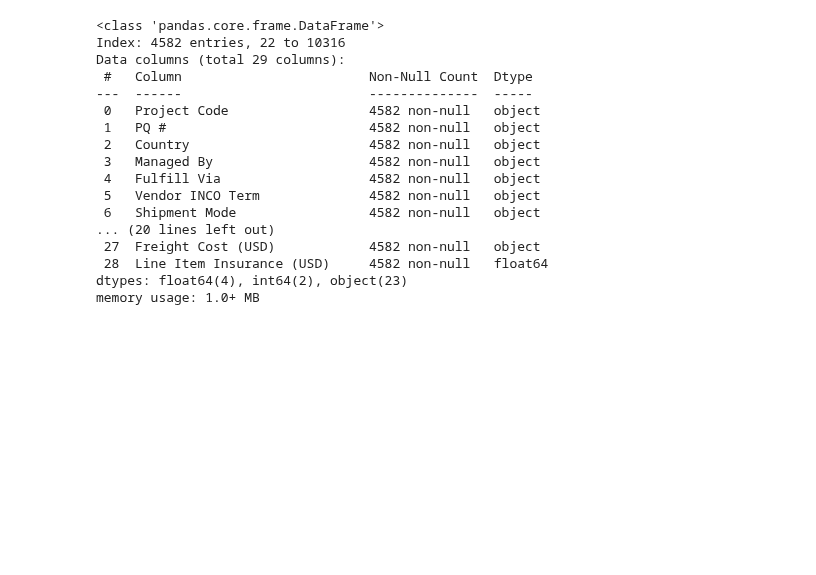
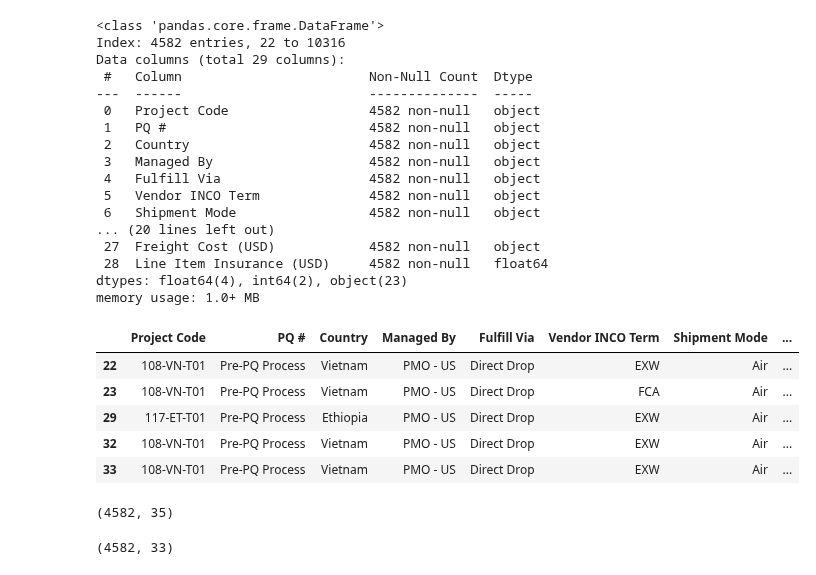
Before and after one commit to krishanwalia30/Consignment-Pricing-Prediction, a Jupyter notebook: research/trials.ipynb, the cells around one changed output. Drawn from its saved outputs; the diff is of its cells as text; code cells hidden in the pictures; blank space fills up the shorter version.

```diff
--- a/research/trials.ipynb
+++ b/research/trials.ipynb
@@ -499,3 +499,12 @@ Data columns (total 29 columns):
  28  Line Item Insurance (USD)     4582 non-null   float64
 dtypes: float64(4), int64(2), object(23)
 memory usage: 1.0+ MB
+# %%
+df[df.columns[:10]].head()
+# %% [output]
+|  | Project Code | PQ # | Country | Managed By | Fulfill Via | Vendor INCO Term | Shipment Mode | ... |
+| 22 | 108-VN-T01 | Pre-PQ Process | Vietnam | PMO - US | Direct Drop | EXW | Air | ... |
+| 23 | 108-VN-T01 | Pre-PQ Process | Vietnam | PMO - US | Direct Drop | FCA | Air | ... |
+| 29 | 117-ET-T01 | Pre-PQ Process | Ethiopia | PMO - US | Direct Drop | EXW | Air | ... |
+| 32 | 108-VN-T01 | Pre-PQ Process | Vietnam | PMO - US | Direct Drop | EXW | Air | ... |
+| 33 | 108-VN-T01 | Pre-PQ Process | Vietnam | PMO - US | Direct Drop | EXW | Air | ... |
@@ -501,0 +520,4 @@ memory usage: 1.0+ MB
+# %%
+df.shape
+# %% [output]
+(4582, 35)
@@ -501,0 +526,4 @@ memory usage: 1.0+ MB
+# %%
+df.shape
+# %% [output]
+(4582, 33)
```
Also changed, not shown: parts of 22 cells of this notebook.
